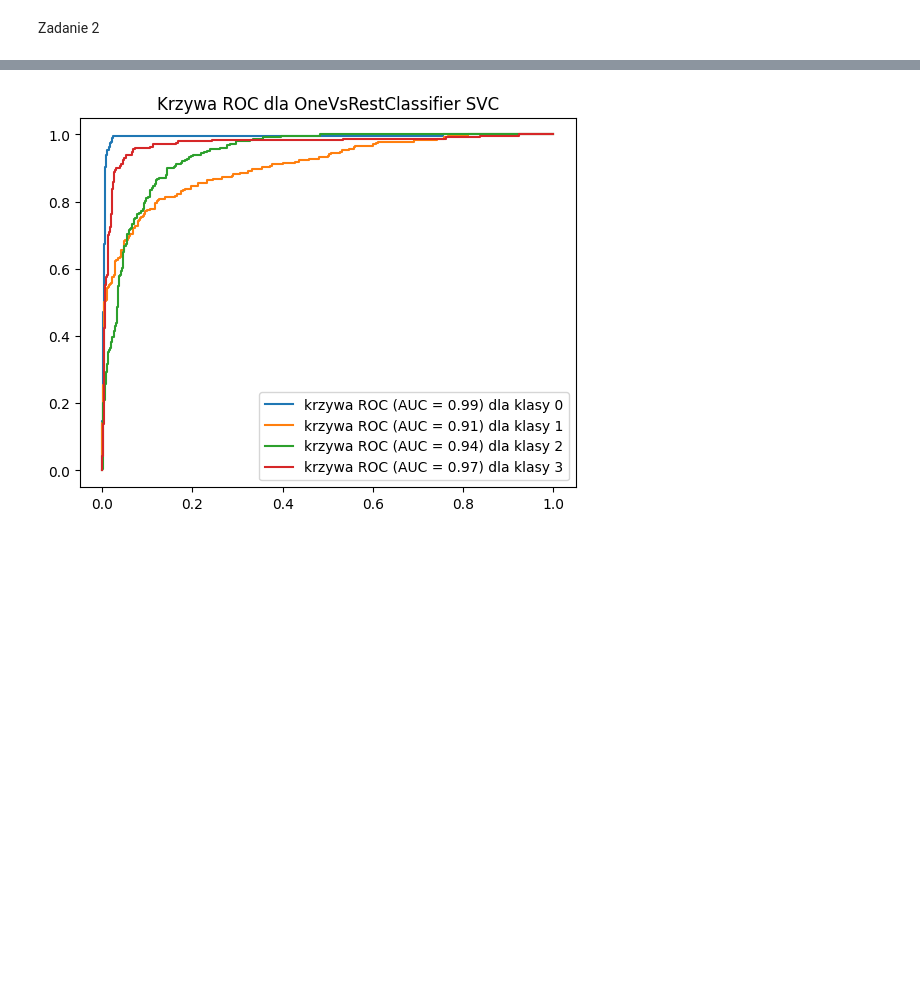
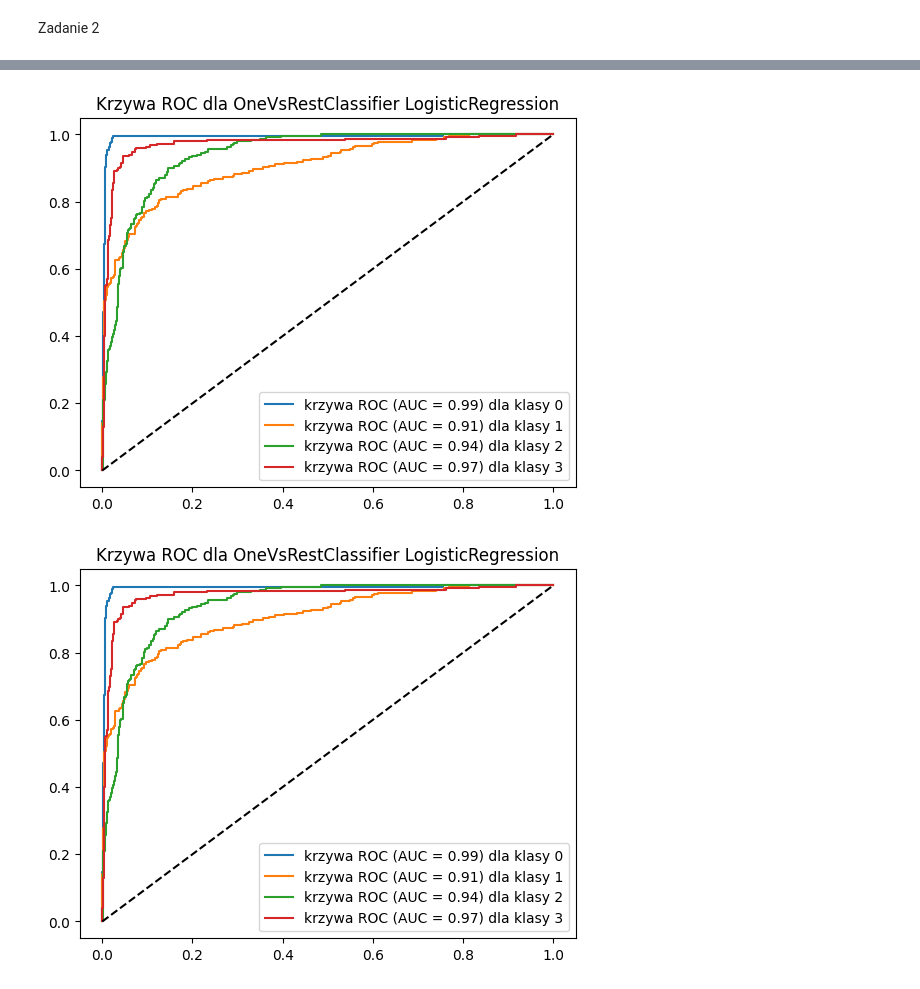
Before and after one commit to szvbvtk/Przetwarzanie_i_analiza_danych, a Jupyter notebook: lab_12.ipynb, the cells around one changed output, grey strips where cells are left out. Saved outputs shown, nothing was run; the diff lists cells and outputs as text; code cells hidden in the pictures; blank space fills up the shorter version.

```diff
--- a/lab_12.ipynb
+++ b/lab_12.ipynb
@@ -89,18 +139,26 @@ ovr_accuracy, ovr_recall, ovr_precision, ovr_roc_auc, ovr_pred_list = wykresy(cl
 [figure]
 [figure]
 # %%
-y = label_binarize(y, classes=[0, 1, 2, 3])
+# Przekształcanie wektora etykiet [0,1,2,3] - takie zostały utworzone z make_classification na macierz binarną gdzie każda kolumna oznacza jedną klasę a wartości 1 lub 0 oznaczają to czy dany obiekt nalezy do klasy, czy
+_y = label_binarize(y, classes=[0, 1, 2, 3])
 
-X_train, X_test, y_train, y_test = train_test_split(X, y, test_size=0.5, random_state=4912)
-clf = classifiers_ovr[0]
-y_score = clf.fit(X_train, y_train).decision_function(X_test)
+X_train, X_test, y_train, y_test = train_test_split(X, _y, test_size=0.5, random_state=4912)
 
-for i in range(4):
-    fpr, tpr, thresholds = roc_curve(y_test[:, i], y_score[:, i])
+for clf in classifiers_ovr:
+    clf = classifiers_ovr[2]
 
-    plt.plot(fpr, tpr, label=f"krzywa ROC (AUC = {round(auc(fpr, tpr), 2)}) dla klasy {i}")
+    # decision function do generowania funkcji decyzyjnej dopasowanej do modelu, ponieważ ovo i ovr nie mają metod predict_proba
+    y_score = clf.fit(X_train, y_train).decision_function(X_test)
 
-plt.legend()
-plt.title(f"Krzywa ROC dla {clf.__class__.__name__} {clf.estimator.__class__.__name__}");
+    for i in range(4):
+        fpr, tpr, thresholds = roc_curve(y_test[:, i], y_score[:, i])
+
+        plt.plot(fpr, tpr, label=f"krzywa ROC (AUC = {round(auc(fpr, tpr), 2)}) dla klasy {i}")
+
+    plt.legend()
+    plt.plot([0, 1], [0, 1], linestyle='--', color='k')
+    plt.title(f"Krzywa ROC dla {clf.__class__.__name__} {clf.estimator.__class__.__name__}");
+    plt.show()
 # %% [output]
-[figure, old version]
+[figure, new version]
+[figure, added]
```
Also changed, not shown: parts of 10 cells of this notebook.
